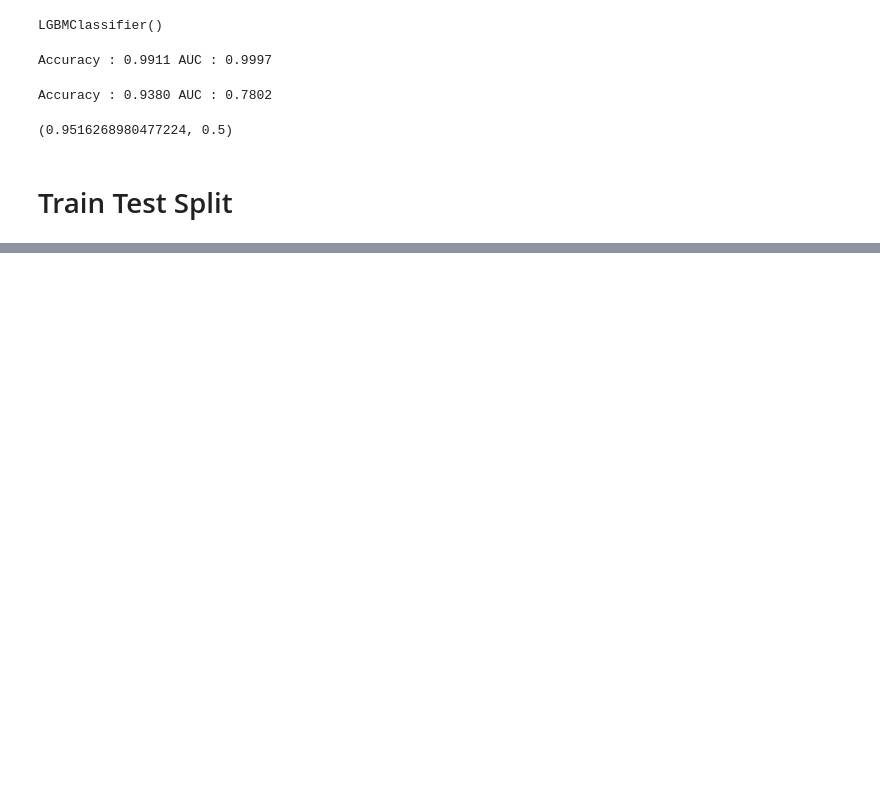
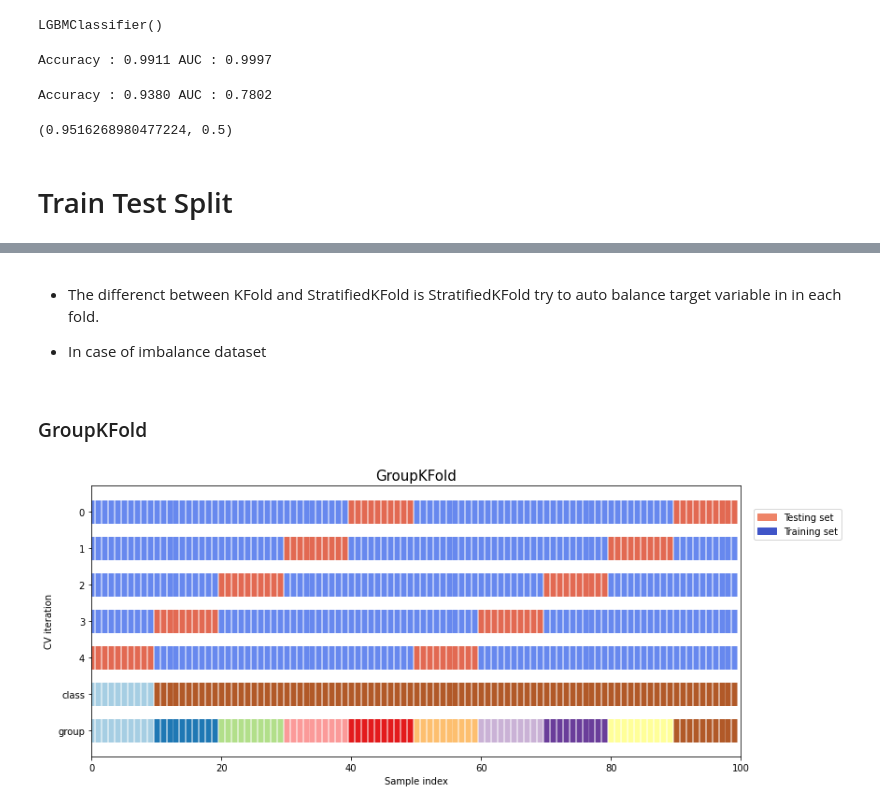
Before and after one commit to sitsawek/Preparation-and-Method, a Jupyter notebook: closs_validation.ipynb, the cells around one changed output, grey strips where cells are left out. Drawn from its saved outputs; the diff is of its cells as text; code cells hidden in the pictures; blank space fills up the shorter version.

```diff
--- a/closs_validation.ipynb
+++ b/closs_validation.ipynb
@@ -111,0 +253,11 @@ X_tr, X_val, y_tr, y_val = train_test_split(X, y, test_size=0.1)
+# %% [markdown]
+- The differenct between KFold and StratifiedKFold is StratifiedKFold try to auto balance target variable in in each fold.
+
+- In case of imbalance dataset
+# %% [markdown]
+### GroupKFold
+# %%
+X_, y_, groups_ = get_fake_X_y()
+plot_cv(GroupKFold, X_, y_, groups_)
+# %% [output]
+[figure, added]
```
Also changed, not shown: parts of 25 cells of this notebook.
